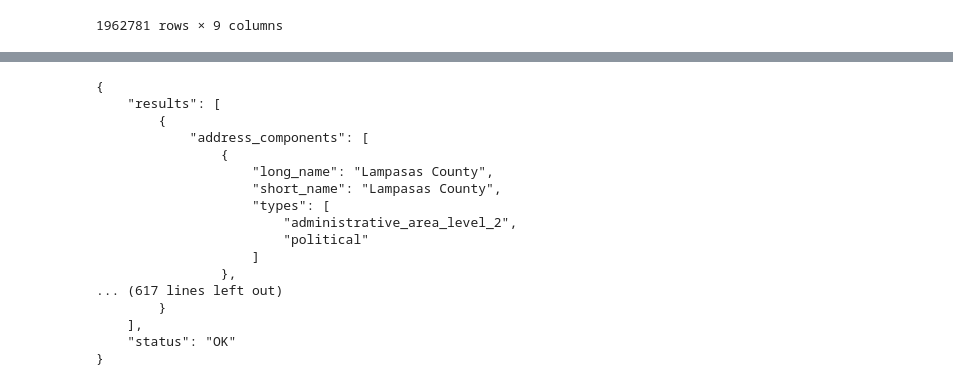
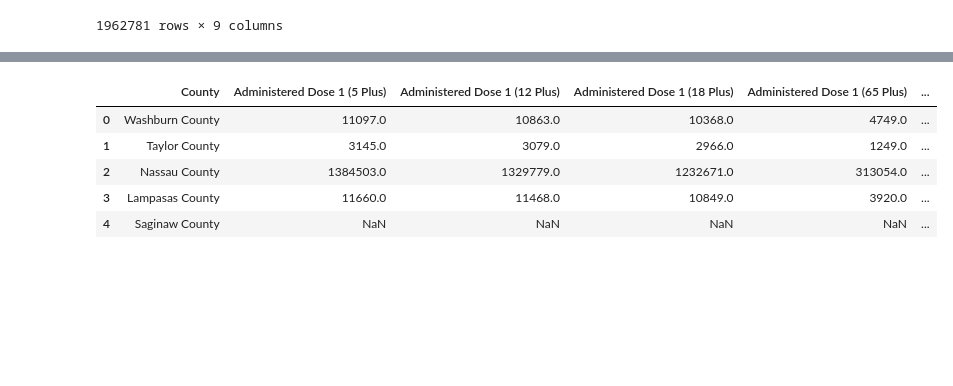
Before and after one commit to tinalina1003/Project1-Group4, a Jupyter notebook: Keyana/Vaccinations Administered by County.ipynb, the cells around one changed output, grey strips where cells are left out. Saved outputs shown, nothing was run; the diff lists cells and outputs as text; code cells hidden in the pictures; blank space fills up the shorter version.

```diff
--- a/Keyana/Vaccinations Administered by County.ipynb
+++ b/Keyana/Vaccinations Administered by County.ipynb
@@ -51,7 +54,3 @@ vaccine_df
 | 1962779 | Pleasants County | NaN | 0.0 | 0.0 | 0.0 | ... |
 | 1962780 | Houghton County | NaN | 0.0 | 0.0 | 0.0 | ... |
 1962781 rows × 9 columns
-# %%
-# Add column for total number of vaccines
-vaccine_df['Total Vaccines Administered'] = vaccine_df['Administered Dose 1 (5 Plus)'] + vaccine_df['Administered Dose 1 (12 Plus)'] + vaccine_df['Administered Dose 1 (18 Plus)'] + vaccine_df['Administered Dose 1 (65 Plus)'] + vaccine_df['Administered Series (5 Plus)'] + vaccine_df['Administered Series (12 Plus)'] + vaccine_df['Administered Series (18 Plus)'] + vaccine_df['Administered Series (65 Plus)']
-vaccine_df
@@ -124,24 +57,11 @@ vaccine_df.dropna()
-# %%
-# API and response
-county = vaccine_df['County']
-url_county = f"https://maps.googleapis.com/maps/api/geocode/json?address={county}&key={google_api_key}"
-response_county = requests.get(url_county).json()
-print(json.dumps(response_county, indent=4, sort_keys=True))
-# %% [output]
-{
-    "results": [
-        {
-            "address_components": [
-                {
-                    "long_name": "Lampasas County",
-                    "short_name": "Lampasas County",
-                    "types": [
-                        "administrative_area_level_2",
-                        "political"
-                    ]
-                },
-... (617 lines left out)
-        }
-    ],
-    "status": "OK"
-}
+# %%
+# Add column for dose 1 total number of vaccines
+vaccine_df['Total Dose 1 Vaccines Administered'] = vaccine_df['Administered Dose 1 (5 Plus)'] + vaccine_df['Administered Dose 1 (12 Plus)'] + vaccine_df['Administered Dose 1 (18 Plus)'] + vaccine_df['Administered Dose 1 (65 Plus)']
+vaccine_df.head()
+# %% [output]
+|  | County | Administered Dose 1 (5 Plus) | Administered Dose 1 (12 Plus) | Administered Dose 1 (18 Plus) | Administered Dose 1 (65 Plus) | ... |
+| 0 | Washburn County | 11097.0 | 10863.0 | 10368.0 | 4749.0 | ... |
+| 1 | Taylor County | 3145.0 | 3079.0 | 2966.0 | 1249.0 | ... |
+| 2 | Nassau County | 1384503.0 | 1329779.0 | 1232671.0 | 313054.0 | ... |
+| 3 | Lampasas County | 11660.0 | 11468.0 | 10849.0 | 3920.0 | ... |
+| 4 | Saginaw County | NaN | NaN | NaN | NaN | ... |
```
Also changed, not shown: parts of 18 cells of this notebook, 1 other file.
